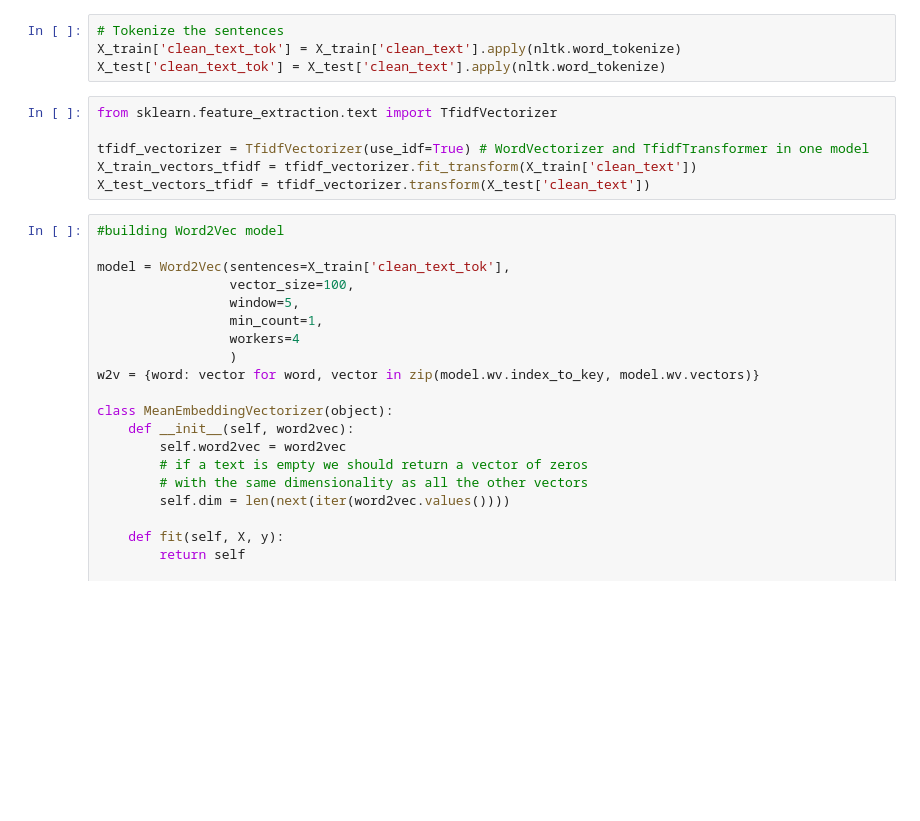
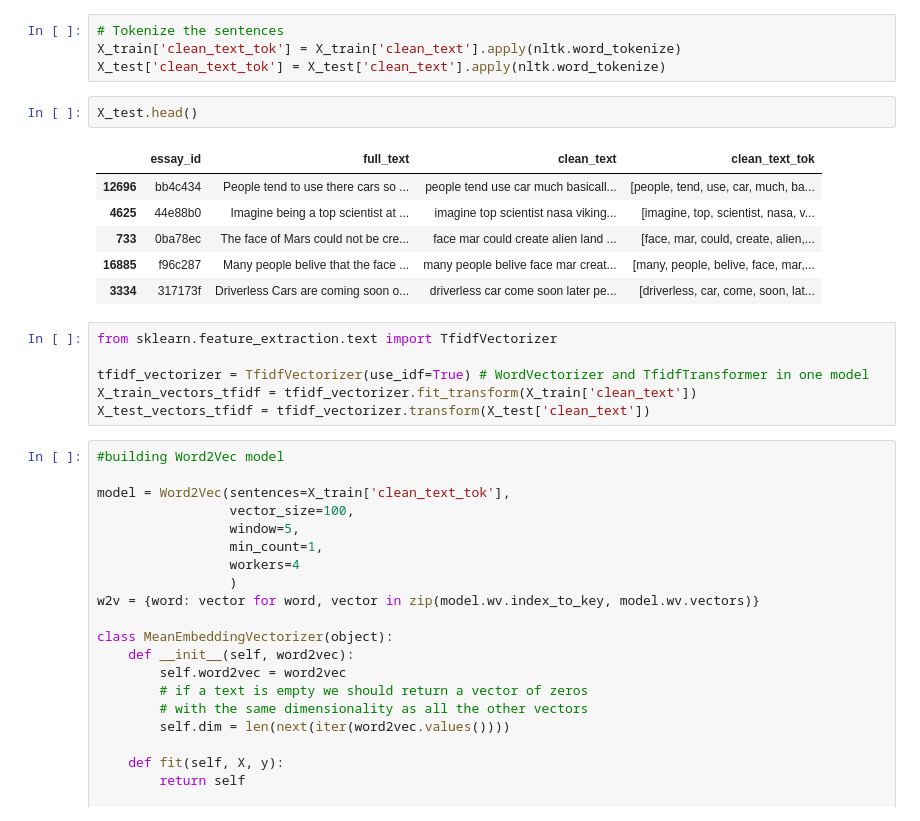
Before and after one commit to JZhg02/Automated-Essay-Scoring, a Jupyter notebook: automated_essay_scoring_JZ.ipynb, the cells around one changed output. Saved outputs shown, nothing was run; the diff lists cells and outputs as text; blank space fills up the shorter version.

```diff
--- a/automated_essay_scoring_JZ.ipynb
+++ b/automated_essay_scoring_JZ.ipynb
@@ -287,6 +298,15 @@ X_test.head()
 # Tokenize the sentences
 X_train['clean_text_tok'] = X_train['clean_text'].apply(nltk.word_tokenize)
 X_test['clean_text_tok'] = X_test['clean_text'].apply(nltk.word_tokenize)
+# %%
+X_test.head()
+# %% [output]
+|  | essay_id | full_text | clean_text | clean_text_tok |
+| 12696 | bb4c434 | People tend to use there cars so ... | people tend use car much basicall... | [people, tend, use, car, much, ba... |
+| 4625 | 44e88b0 | Imagine being a top scientist at ... | imagine top scientist nasa viking... | [imagine, top, scientist, nasa, v... |
+| 733 | 0ba78ec | The face of Mars could not be cre... | face mar could create alien land ... | [face, mar, could, create, alien,... |
+| 16885 | f96c287 | Many people belive that the face ... | many people belive face mar creat... | [many, people, belive, face, mar,... |
+| 3334 | 317173f | Driverless Cars are coming soon o... | driverless car come soon later pe... | [driverless, car, come, soon, lat... |
 # %%
 from sklearn.feature_extraction.text import TfidfVectorizer
 
```
Also changed, not shown: parts of 16 cells of this notebook, 2 other files.
